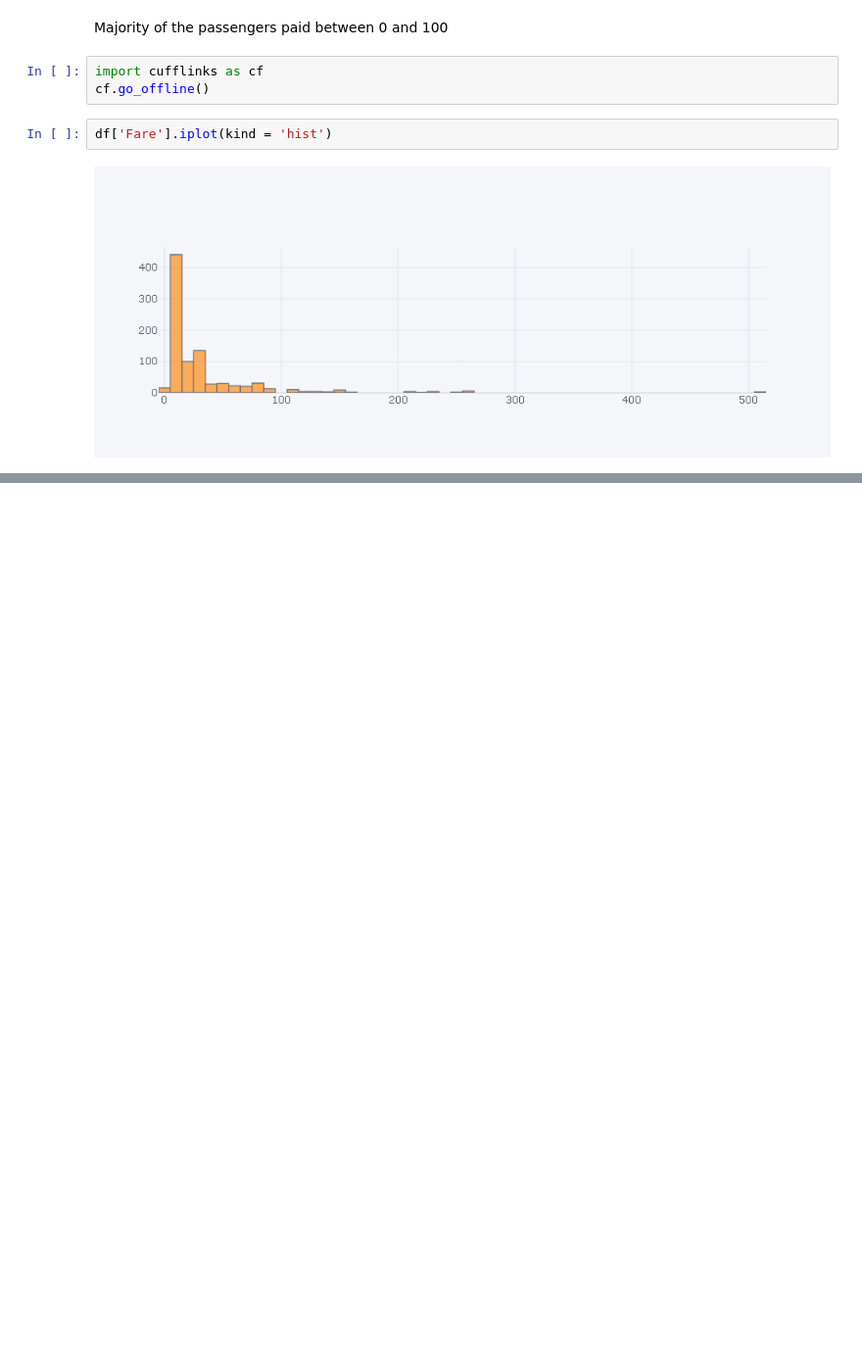
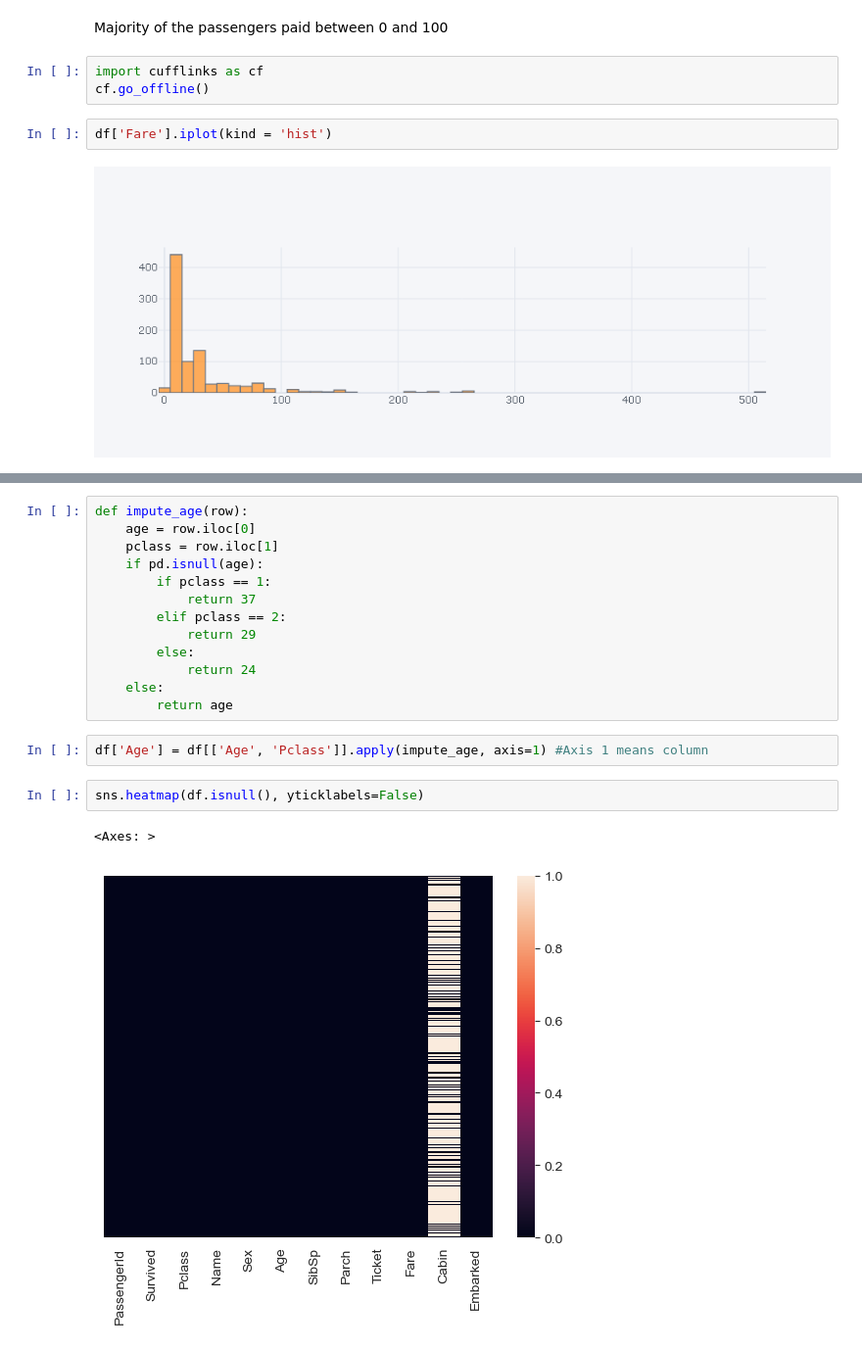
Before and after one commit to JishnuVijayan/Data-Science-and-Machine-Learning, a Jupyter notebook: Logistic Regression/Logistic regression.ipynb, the cells around one changed output, grey strips where cells are left out. Shown: that part at 98% size. Drawn from its saved outputs; the diff is of its cells as text; blank space fills up the shorter version.

```diff
--- a/Logistic Regression/Logistic regression.ipynb
+++ b/Logistic Regression/Logistic regression.ipynb
@@ -113,0 +131,20 @@ df['Fare'].iplot(kind = 'hist')
+# %%
+def impute_age(row):
+    age = row.iloc[0]
+    pclass = row.iloc[1]
+    if pd.isnull(age):
+        if pclass == 1:
+            return 37
+        elif pclass == 2:
+            return 29
+        else:
+            return 24
+    else:
+        return age
+# %%
+df['Age'] = df[['Age', 'Pclass']].apply(impute_age, axis=1) #Axis 1 means column
+# %%
+sns.heatmap(df.isnull(), yticklabels=False)
+# %% [output]
+<Axes: >
+[figure, added]
```
Also changed, not shown: parts of 20 cells of this notebook.
